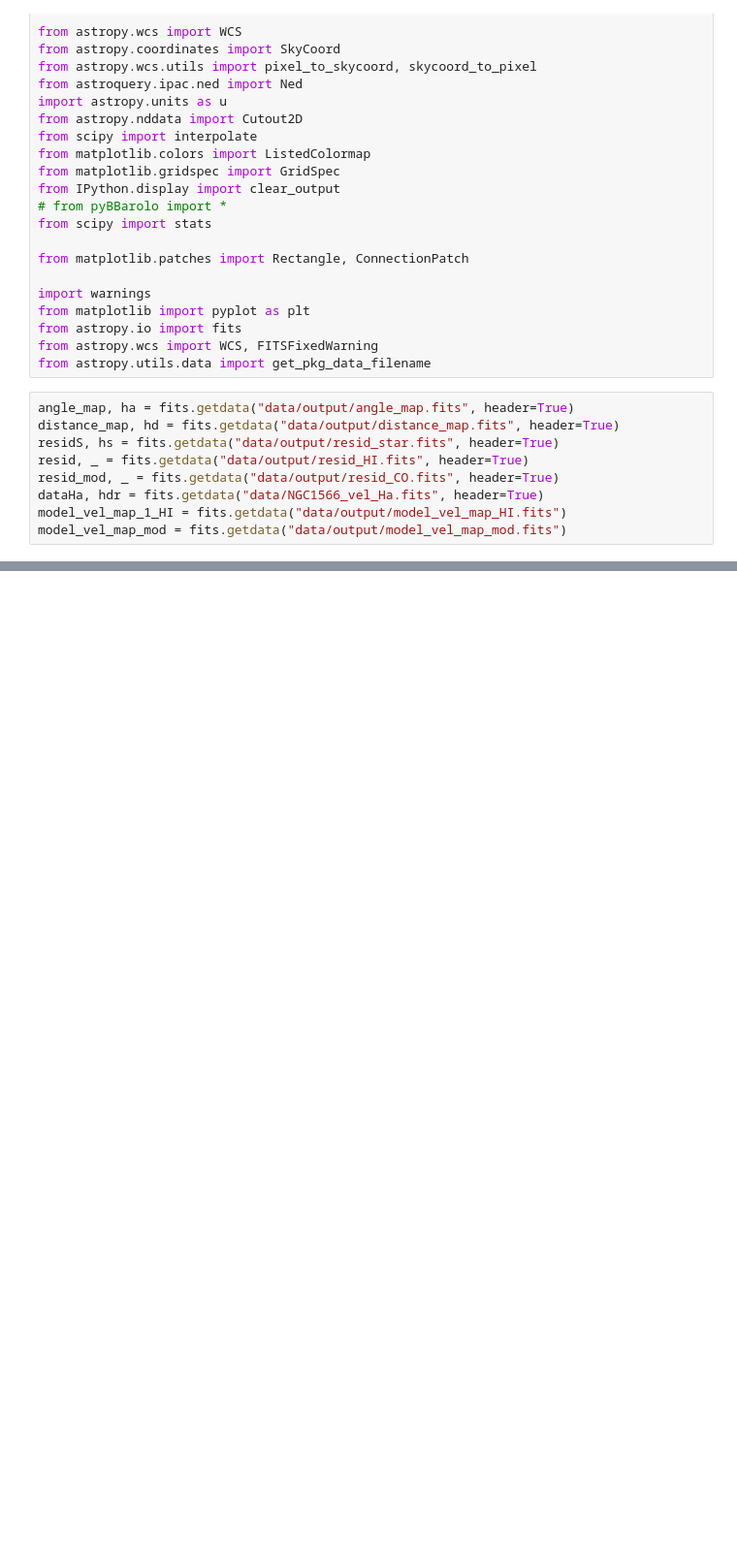
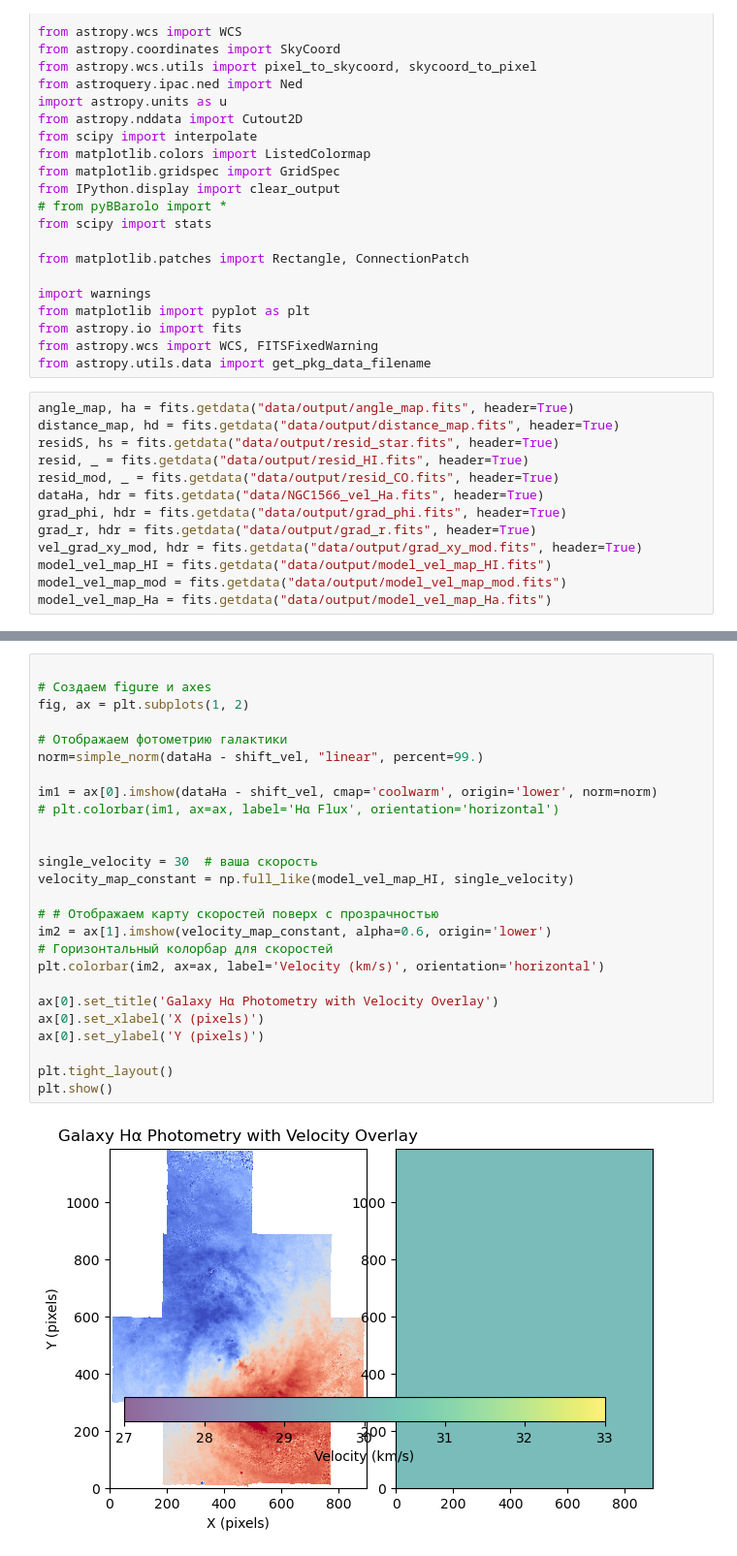
Before and after one commit to Polina-Kochergina/velocity_gradients, a Jupyter notebook: vel_grad2.ipynb, the cells around one changed output, grey strips where cells are left out. Shown at 97% size. Drawn from its saved outputs; the diff is of its cells as text; blank space fills up the shorter version.

Commit message:
save vel_grad

```diff
--- a/vel_grad2.ipynb
+++ b/vel_grad2.ipynb
@@ -39,5 +39,9 @@ residS, hs = fits.getdata("data/output/resid_star.fits", header=True)
 resid, _ = fits.getdata("data/output/resid_HI.fits", header=True)
 resid_mod, _ = fits.getdata("data/output/resid_CO.fits", header=True)
 dataHa, hdr = fits.getdata("data/NGC1566_vel_Ha.fits", header=True)
-model_vel_map_1_HI = fits.getdata("data/output/model_vel_map_HI.fits")
+grad_phi, hdr = fits.getdata("data/output/grad_phi.fits", header=True)
+grad_r, hdr = fits.getdata("data/output/grad_r.fits", header=True)
+vel_grad_xy_mod, hdr = fits.getdata("data/output/grad_xy_mod.fits", header=True)
+model_vel_map_HI = fits.getdata("data/output/model_vel_map_HI.fits")
 model_vel_map_mod = fits.getdata("data/output/model_vel_map_mod.fits")
+model_vel_map_Ha = fits.getdata("data/output/model_vel_map_Ha.fits")
@@ -108,0 +209,28 @@ plt.show()
+# %%
+
+# Создаем figure и axes
+fig, ax = plt.subplots(1, 2)
+
+# Отображаем фотометрию галактики
+norm=simple_norm(dataHa - shift_vel, "linear", percent=99.)
+
+im1 = ax[0].imshow(dataHa - shift_vel, cmap='coolwarm', origin='lower', norm=norm)
+# plt.colorbar(im1, ax=ax, label='Hα Flux', orientation='horizontal')
+
+
+single_velocity = 30  # ваша скорость
+velocity_map_constant = np.full_like(model_vel_map_HI, single_velocity)
+
+# # Отображаем карту скоростей поверх с прозрачностью
+im2 = ax[1].imshow(velocity_map_constant, alpha=0.6, origin='lower')
+# Горизонтальный колорбар для скоростей
+plt.colorbar(im2, ax=ax, label='Velocity (km/s)', orientation='horizontal')
+
+ax[0].set_title('Galaxy Hα Photometry with Velocity Overlay')
+ax[0].set_xlabel('X (pixels)')
+ax[0].set_ylabel('Y (pixels)')
+
+plt.tight_layout()
+plt.show()
+# %% [output]
+[figure, added]
```
Also changed, not shown: parts of 5 cells of this notebook, 6 other files.
